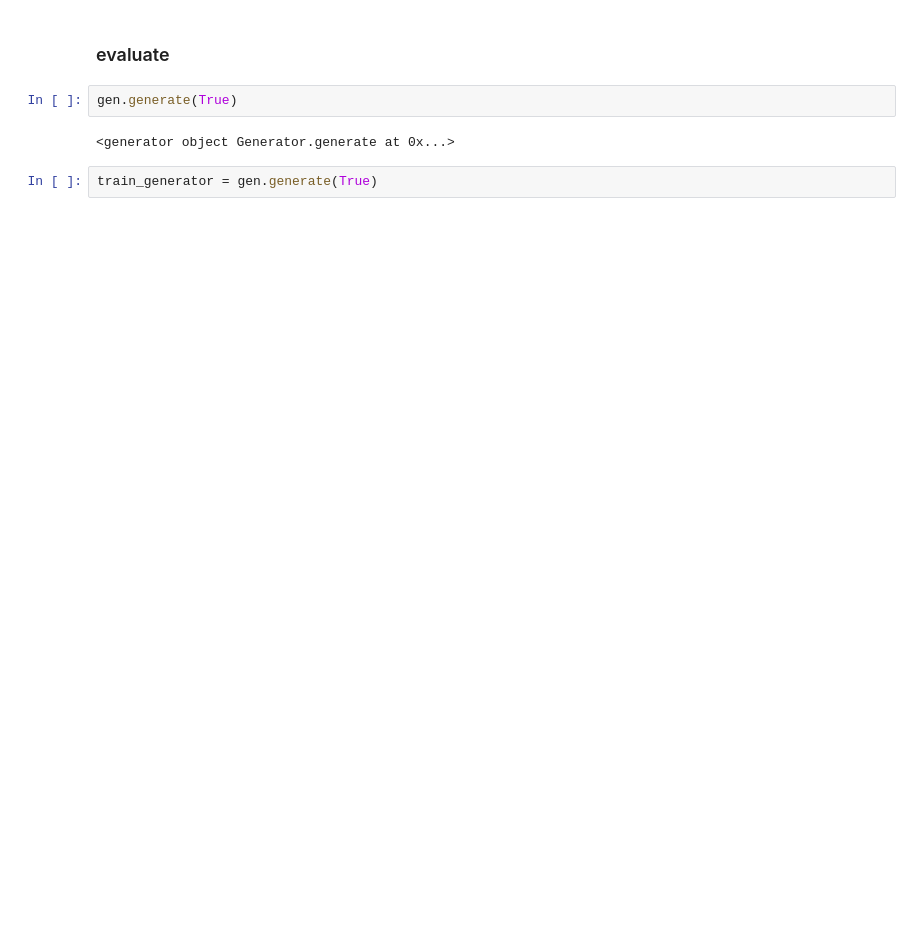
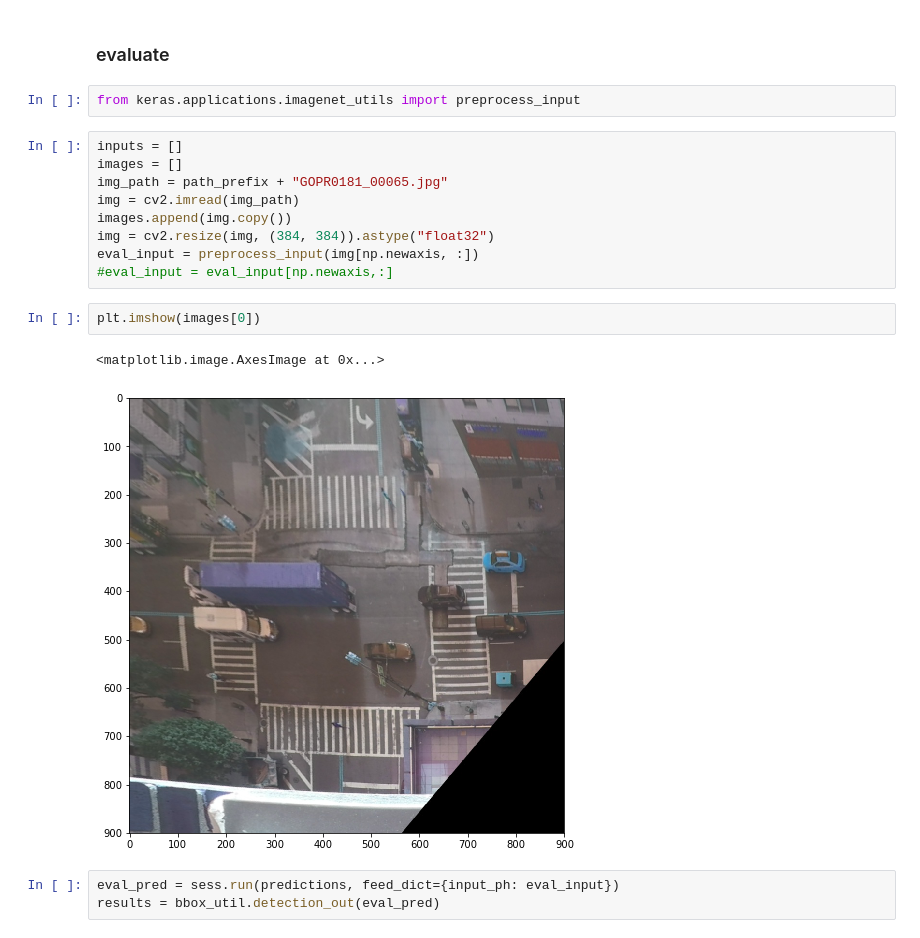
Before and after one commit to tingyumao/TrafficNet, a Jupyter notebook: ssd_training.ipynb, the cells around one changed output. Drawn from its saved outputs; the diff is of its cells as text; blank space fills up the shorter version.

```diff
--- a/ssd_training.ipynb
+++ b/ssd_training.ipynb
@@ -179,8 +215,21 @@ training 28/333, minibatch loss: [ 3.90168166  3.9039278   3.96347284  3.6190557
 # %% [markdown]
 ### evaluate
-# %%
-gen.generate(True)
-# %% [output]
-<generator object Generator.generate at 0x...>
-# %%
-train_generator = gen.generate(True)
+# %%
+from keras.applications.imagenet_utils import preprocess_input
+# %%
+inputs = []
+images = []
+img_path = path_prefix + "GOPR0181_00065.jpg"
+img = cv2.imread(img_path)
+images.append(img.copy())
+img = cv2.resize(img, (384, 384)).astype("float32")
+eval_input = preprocess_input(img[np.newaxis, :])
+#eval_input = eval_input[np.newaxis,:]
+# %%
+plt.imshow(images[0])
+# %% [output]
+<matplotlib.image.AxesImage at 0x...>
+[figure, added]
+# %%
+eval_pred = sess.run(predictions, feed_dict={input_ph: eval_input})
+results = bbox_util.detection_out(eval_pred)
```
Also changed, not shown: parts of 24 cells of this notebook, 2 other files.
